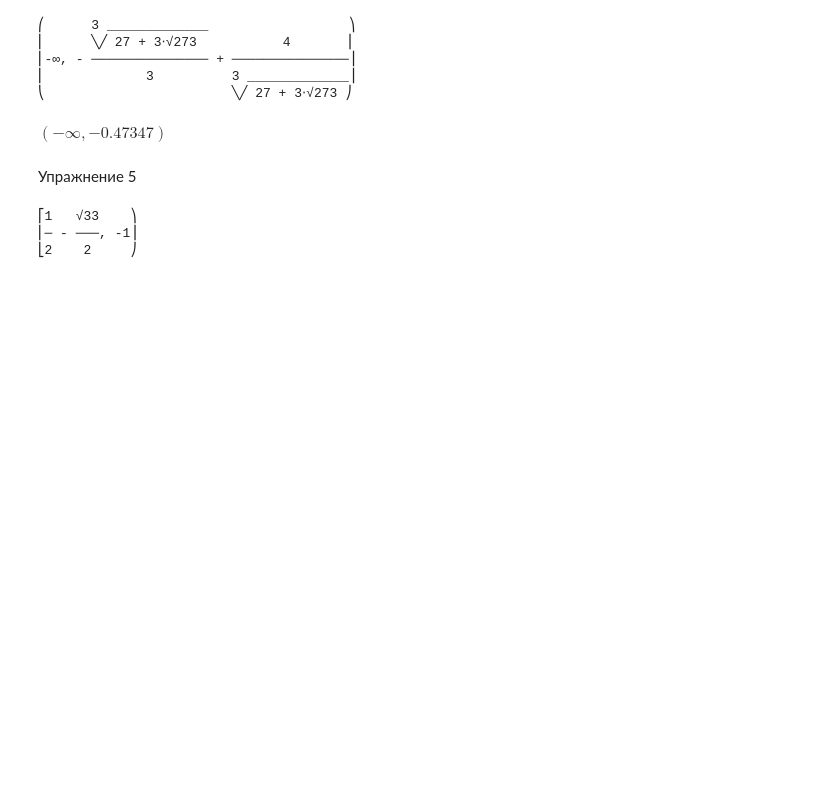
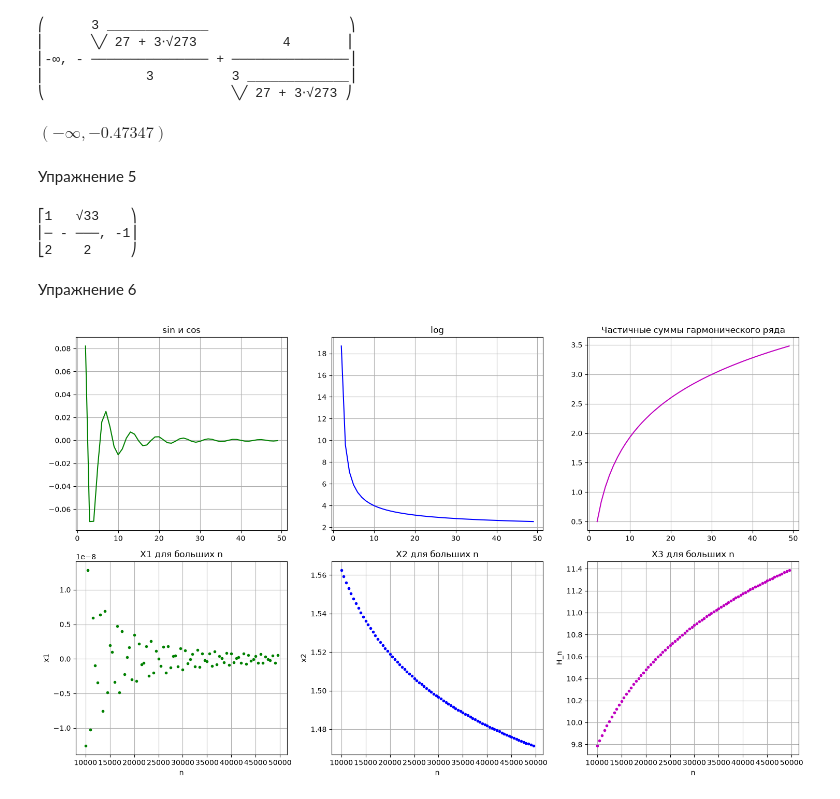
Before and after one commit to provell-lab/pythlab, a Jupyter notebook: lab6.ipynb, the cells around one changed output. Saved outputs shown, nothing was run; the diff lists cells and outputs as text; code cells hidden in the pictures; blank space fills up the shorter version.

```diff
--- a/lab6.ipynb
+++ b/lab6.ipynb
@@ -122,3 +124,83 @@ sp.pprint(c)
 ⎡1   √33    ⎞
 ⎢─ - ───, -1⎟
 ⎣2    2     ⎠
+# %% [markdown]
+Упражнение 6
+# %%
+import matplotlib.pyplot as plt
+import numpy as np
+
+n = np.arange(2, 50)
+
+plt.figure(figsize=(15, 9))
+
+# Первый график
+plt.subplot(2, 3, 1)
+x1 = (np.sin(n) + np.cos(n)) / (n * (n + 1))
+plt.plot(n, x1, 'g')
+plt.grid()
+plt.title('sin и cos')
+
+# Второй график
+plt.subplot(2, 3, 2)
+x2 = (np.log10(10 * n) ** 2) / (np.log10(n) ** 2)
+plt.plot(n, x2, 'b')
+plt.grid()
+plt.title('log')
+
+# Третий график
+plt.subplot(2, 3, 3)
+x3 = []
+s = 0
+
+for k in n:
+    s += 1 / k
+    x3.append(s)
+
+x3 = np.array(x3)
+plt.plot(n, x3, 'm')
+plt.grid(True)
+plt.title('Частичные суммы гармонического ряда')
+
+
+# Во второй части берём меньше точек
+n = np.arange(10_000, 50_000, 500)
+
+# Четвёртый график
+plt.subplot(2, 3, 4)
+x1 = (np.sin(n) + np.cos(n)) / (n * (n + 1))
+plt.plot(n, x1, 'g.')
+plt.grid()
+plt.title('X1 для больших n')
+plt.xlabel('n')
+plt.ylabel('x1')
+
+# Пятый график
+plt.subplot(2, 3, 5)
+x2 = (np.log10(10 * n) ** 2) / (np.log10(n) ** 2)
+plt.plot(n, x2, 'b.')
+plt.grid()
+plt.title('X2 для больших n')
+plt.xlabel('n')
+plt.ylabel('x2')
+
+# Шестой график
+plt.subplot(2, 3, 6)
+x3 = []
+s = 0
+
+for k in range(1, n[-1] + 1):
+    s += 1 / k
+    if k in n:
+        x3.append(s)
+
+plt.plot(n, x3, 'm.')
+plt.grid()
+plt.title('X3 для больших n')
+plt.xlabel('n')
+plt.ylabel('H_n')
+
+plt.tight_layout()
+plt.show()
+# %% [output]
+[figure, added]
```
Also changed, not shown: parts of 6 cells of this notebook, 1 other file.
